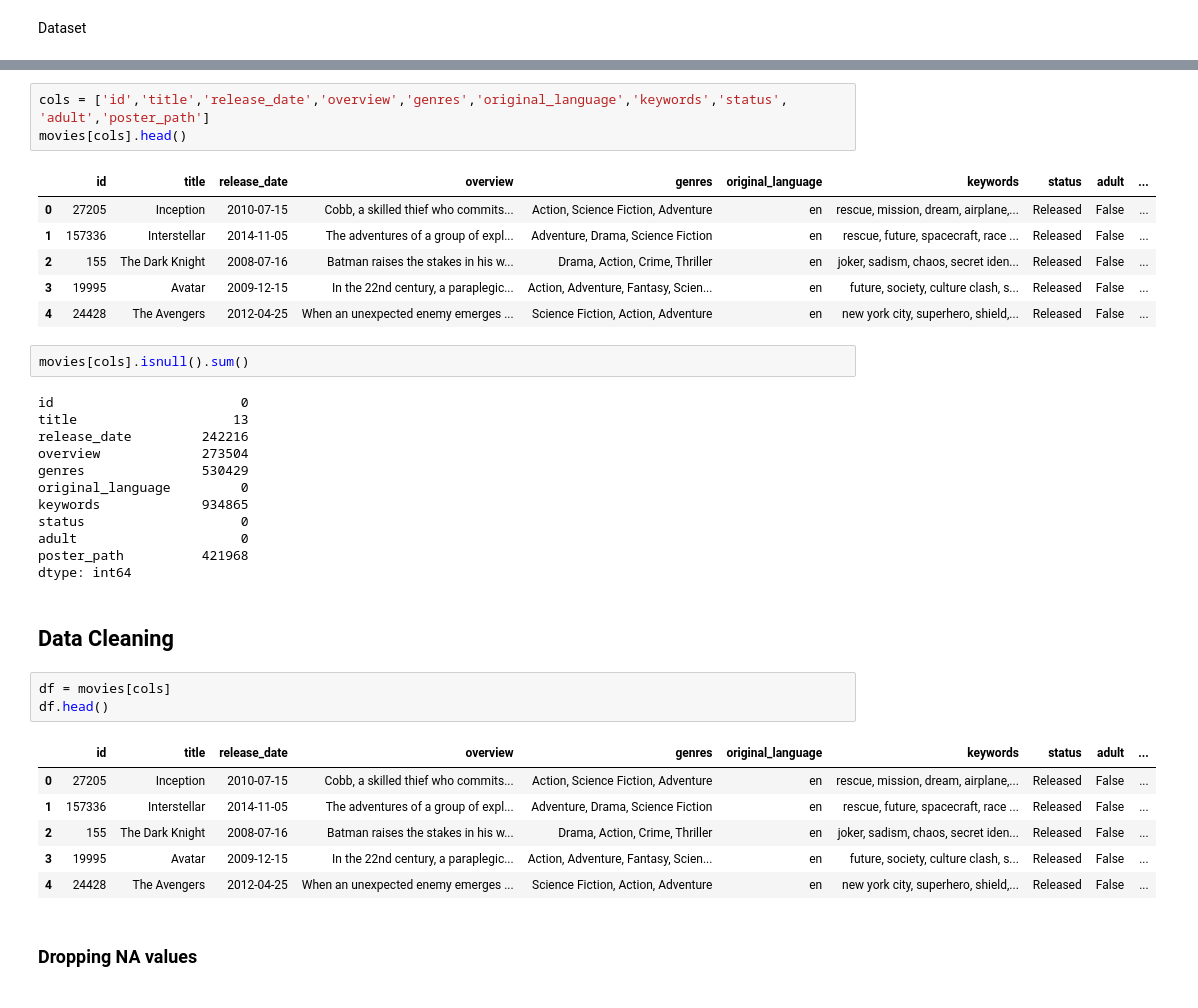
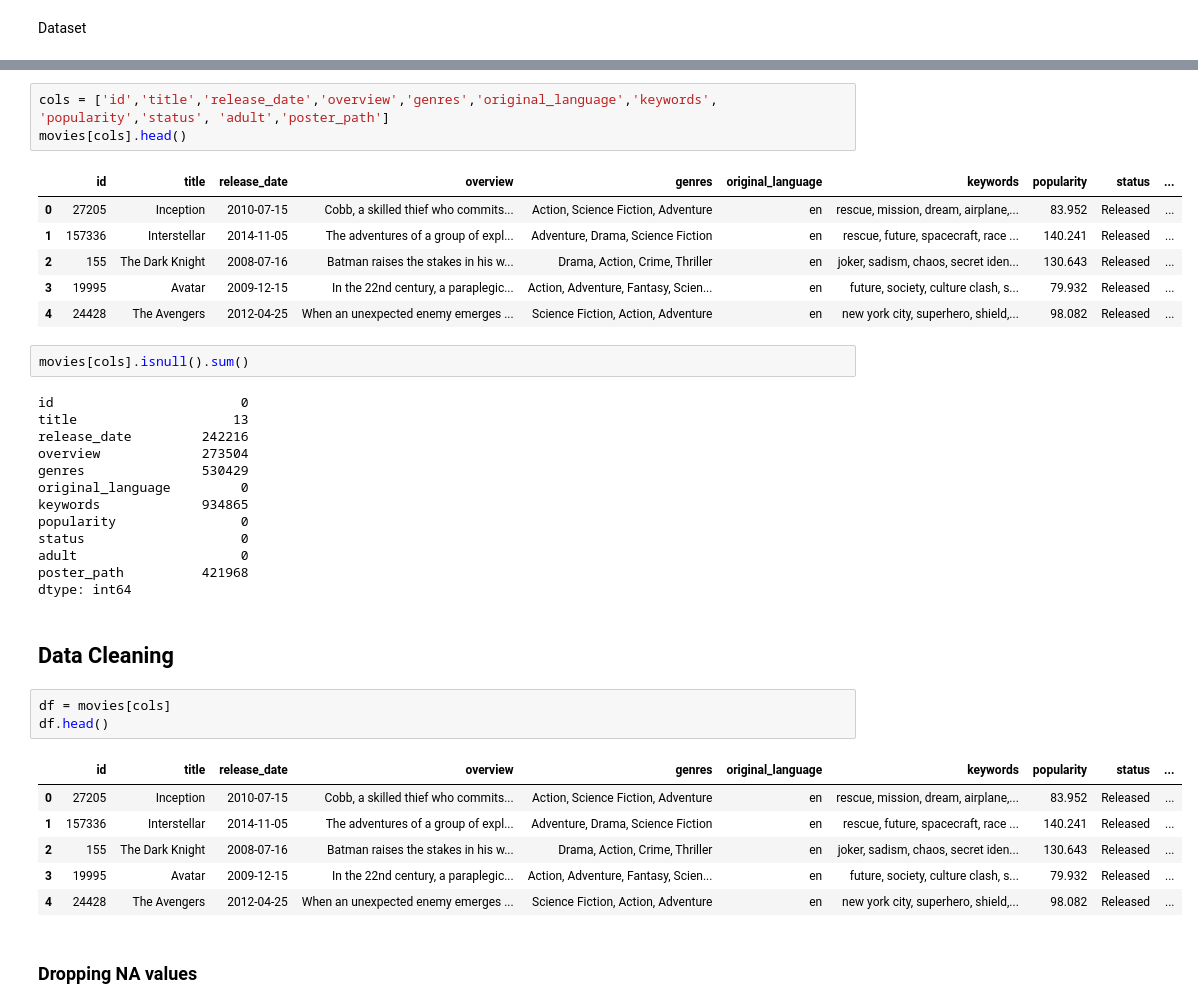
Before and after one commit to Lakes41/movie-recommendation-model, a Jupyter notebook: backend/main nb.ipynb, the cells around one changed output, grey strips where cells are left out. Cells and saved outputs as stored; diff of their text form.

```diff
--- a/backend/main nb.ipynb
+++ b/backend/main nb.ipynb
@@ -31,15 +31,15 @@ Data columns (total 24 columns):
 dtypes: bool(1), float64(2), int64(5), object(16)
 memory usage: 222.6+ MB
 # %%
-cols = ['id','title','release_date','overview','genres','original_language','keywords','status', 'adult','poster_path']
+cols = ['id','title','release_date','overview','genres','original_language','keywords', 'popularity','status', 'adult','poster_path']
 movies[cols].head()
 # %% [output]
-|  | id | title | release_date | overview | genres | original_language | keywords | status | adult | ... |
-| 0 | 27205 | Inception | 2010-07-15 | Cobb, a skilled thief who commits... | Action, Science Fiction, Adventure | en | rescue, mission, dream, airplane,... | Released | False | ... |
-| 1 | 157336 | Interstellar | 2014-11-05 | The adventures of a group of expl... | Adventure, Drama, Science Fiction | en | rescue, future, spacecraft, race ... | Released | False | ... |
-| 2 | 155 | The Dark Knight | 2008-07-16 | Batman raises the stakes in his w... | Drama, Action, Crime, Thriller | en | joker, sadism, chaos, secret iden... | Released | False | ... |
-| 3 | 19995 | Avatar | 2009-12-15 | In the 22nd century, a paraplegic... | Action, Adventure, Fantasy, Scien... | en | future, society, culture clash, s... | Released | False | ... |
-| 4 | 24428 | The Avengers | 2012-04-25 | When an unexpected enemy emerges ... | Science Fiction, Action, Adventure | en | new york city, superhero, shield,... | Released | False | ... |
+|  | id | title | release_date | overview | genres | original_language | keywords | popularity | status | ... |
+| 0 | 27205 | Inception | 2010-07-15 | Cobb, a skilled thief who commits... | Action, Science Fiction, Adventure | en | rescue, mission, dream, airplane,... | 83.952 | Released | ... |
+| 1 | 157336 | Interstellar | 2014-11-05 | The adventures of a group of expl... | Adventure, Drama, Science Fiction | en | rescue, future, spacecraft, race ... | 140.241 | Released | ... |
+| 2 | 155 | The Dark Knight | 2008-07-16 | Batman raises the stakes in his w... | Drama, Action, Crime, Thriller | en | joker, sadism, chaos, secret iden... | 130.643 | Released | ... |
+| 3 | 19995 | Avatar | 2009-12-15 | In the 22nd century, a paraplegic... | Action, Adventure, Fantasy, Scien... | en | future, society, culture clash, s... | 79.932 | Released | ... |
+| 4 | 24428 | The Avengers | 2012-04-25 | When an unexpected enemy emerges ... | Science Fiction, Action, Adventure | en | new york city, superhero, shield,... | 98.082 | Released | ... |
 # %%
 movies[cols].isnull().sum()
 # %% [output]
@@ -50,6 +50,7 @@ overview             273504
 genres               530429
 original_language         0
 keywords             934865
+popularity                0
 status                    0
 adult                     0
 poster_path          421968
@@ -60,12 +61,12 @@ dtype: int64
 df = movies[cols]
 df.head()
 # %% [output]
-|  | id | title | release_date | overview | genres | original_language | keywords | status | adult | ... |
-| 0 | 27205 | Inception | 2010-07-15 | Cobb, a skilled thief who commits... | Action, Science Fiction, Adventure | en | rescue, mission, dream, airplane,... | Released | False | ... |
-| 1 | 157336 | Interstellar | 2014-11-05 | The adventures of a group of expl... | Adventure, Drama, Science Fiction | en | rescue, future, spacecraft, race ... | Released | False | ... |
-| 2 | 155 | The Dark Knight | 2008-07-16 | Batman raises the stakes in his w... | Drama, Action, Crime, Thriller | en | joker, sadism, chaos, secret iden... | Released | False | ... |
-| 3 | 19995 | Avatar | 2009-12-15 | In the 22nd century, a paraplegic... | Action, Adventure, Fantasy, Scien... | en | future, society, culture clash, s... | Released | False | ... |
-| 4 | 24428 | The Avengers | 2012-04-25 | When an unexpected enemy emerges ... | Science Fiction, Action, Adventure | en | new york city, superhero, shield,... | Released | False | ... |
+|  | id | title | release_date | overview | genres | original_language | keywords | popularity | status | ... |
+| 0 | 27205 | Inception | 2010-07-15 | Cobb, a skilled thief who commits... | Action, Science Fiction, Adventure | en | rescue, mission, dream, airplane,... | 83.952 | Released | ... |
+| 1 | 157336 | Interstellar | 2014-11-05 | The adventures of a group of expl... | Adventure, Drama, Science Fiction | en | rescue, future, spacecraft, race ... | 140.241 | Released | ... |
+| 2 | 155 | The Dark Knight | 2008-07-16 | Batman raises the stakes in his w... | Drama, Action, Crime, Thriller | en | joker, sadism, chaos, secret iden... | 130.643 | Released | ... |
+| 3 | 19995 | Avatar | 2009-12-15 | In the 22nd century, a paraplegic... | Action, Adventure, Fantasy, Scien... | en | future, society, culture clash, s... | 79.932 | Released | ... |
+| 4 | 24428 | The Avengers | 2012-04-25 | When an unexpected enemy emerges ... | Science Fiction, Action, Adventure | en | new york city, superhero, shield,... | 98.082 | Released | ... |
 # %% [markdown]
 ### Dropping NA values
 # %%
```
Also changed, not shown: parts of 33 cells of this notebook, 3 other files.
